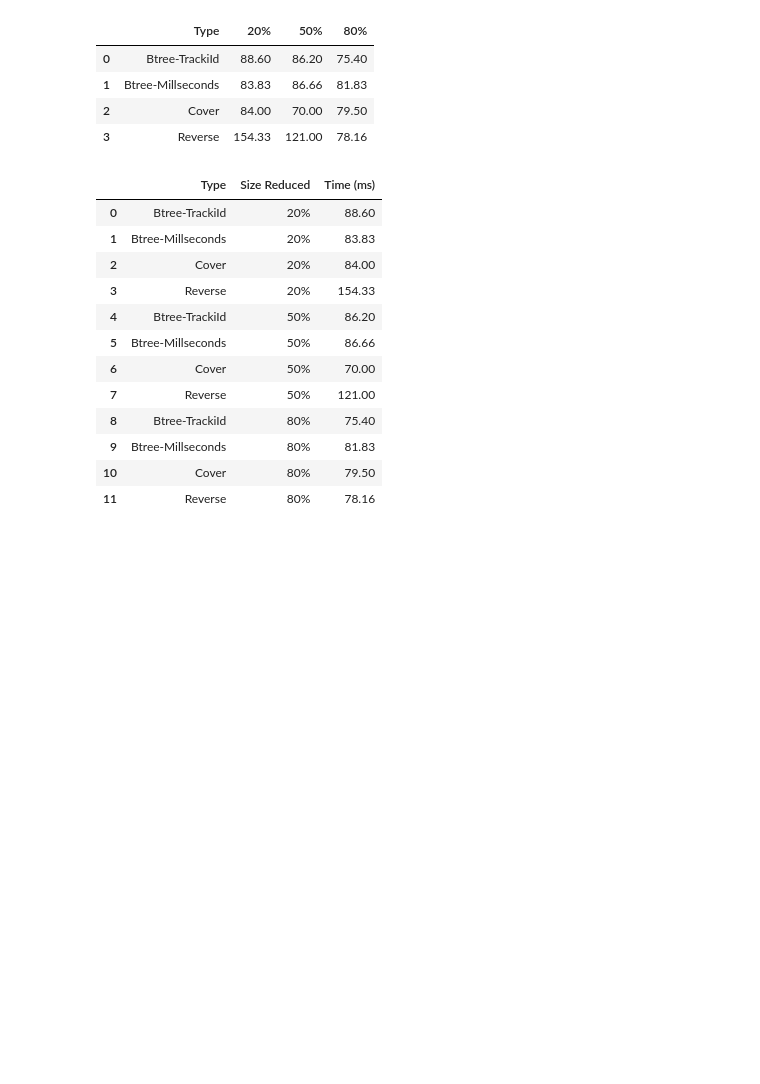
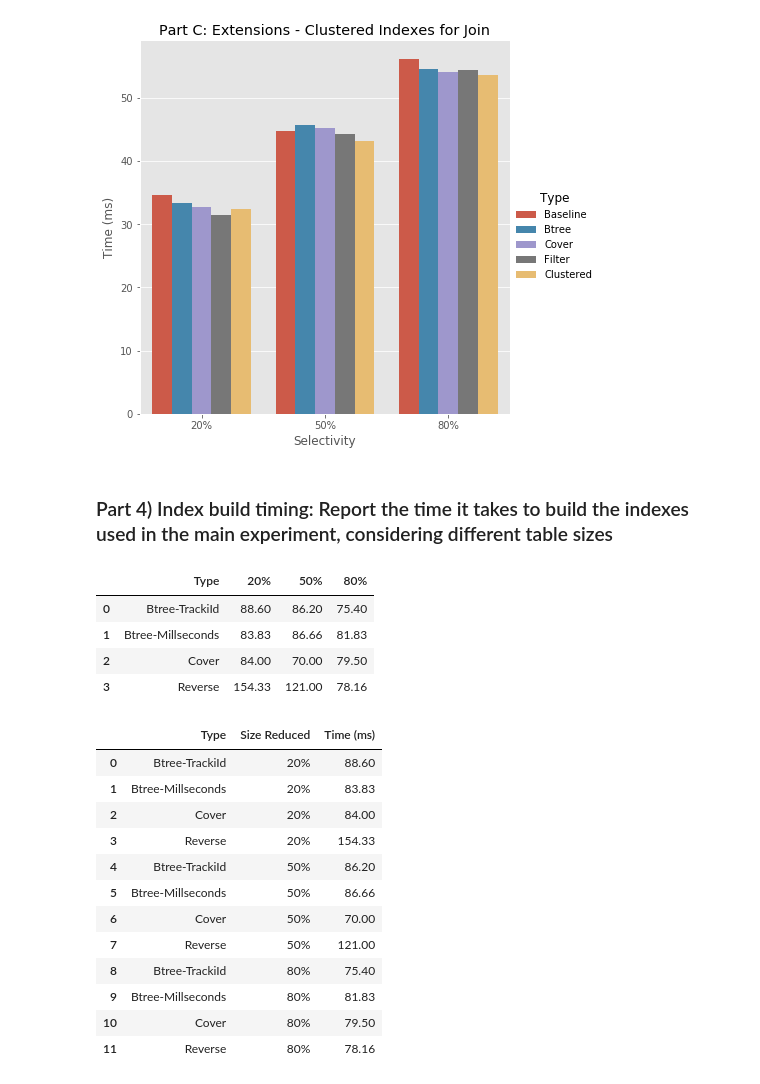
Before and after one commit to nabh23/advanced-dbms-assignments, a Jupyter notebook: queries_and_indexing/Part C- Extensions.ipynb, the cells around one changed output. Saved outputs shown, nothing was run; the diff lists cells and outputs as text; code cells hidden in the pictures; blank space fills up the shorter version.

Commit message:
Adding results for additional experiment

```diff
--- a/queries_and_indexing/Part C- Extensions - Index Build Time.ipynb
+++ b/queries_and_indexing/Part C- Extensions.ipynb
@@ -4,0 +7,5 @@ import matplotlib.pyplot as plt
+# %%
+join_query_time = pd.DataFrame({"Type": ["Baseline", "Btree", "Cover", "Filter", "Clustered"],
+                                "20%": [34.5614, 33.3448, 32.793, 31.5016, 32.439],
+                                "50%": [44.7684, 45.69, 45.2936, 44.2624, 43.2228],
+                                "80%": [56.2124, 54.5628, 54.1644, 54.346, 53.6912]})
@@ -4,0 +21,2 @@ import matplotlib.pyplot as plt
+# %%
+join_query_time = pd.melt(join_query_time, id_vars = "Type", var_name = "Selectivity", value_name = "Time (ms)")
@@ -5,3 +42,12 @@ import matplotlib.pyplot as plt
+# %%
+plt.style.use('ggplot')
+sns.catplot(x = 'Selectivity', y = 'Time (ms)', hue = 'Type', data = join_query_time, kind = 'bar', height = 6, aspect = 1)
+plt.title("Part C: Extensions - Clustered Indexes for Join")
+plt.show()
+# %% [output]
+[figure, added]
+# %% [markdown]
+### Part 4) Index build timing: Report the time it takes to build the indexes used in the main experiment, considering different table sizes
 # %%
 index_build_time = pd.DataFrame({"Type": ["Btree-TrackiId","Btree-Millseconds", "Cover", "Reverse"],
                                 "20%": [88.60, 83.83, 84.00, 154.33],
```
Also changed, not shown: parts of 3 cells of this notebook, 2 other files.
